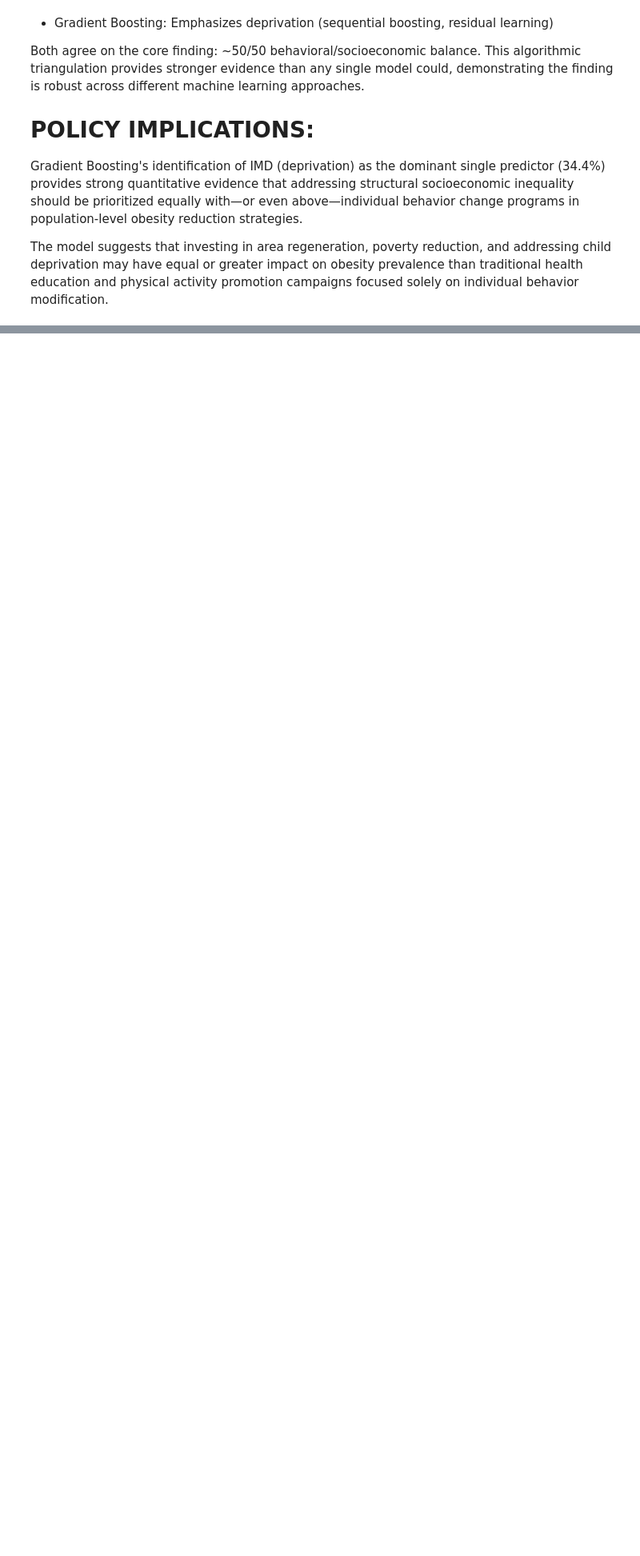
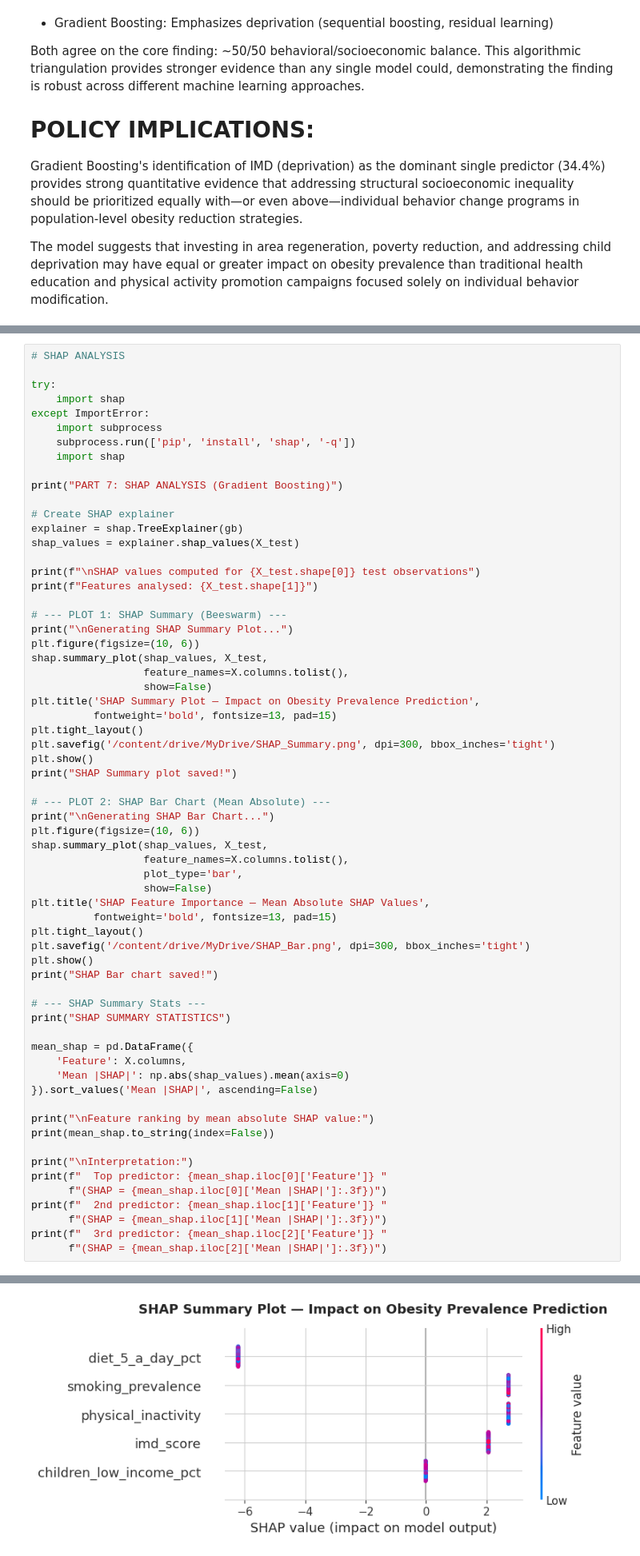
Before and after one commit to gabriel2lucky1990/adult-obesity-risk-modelling-england, a Jupyter notebook: Predicting_Obesity_From_Health_Behaviors_in_England.ipynb, the cells around one changed output, grey strips where cells are left out. Shown at 80% size. Drawn from its saved outputs; the diff is of its cells as text; blank space fills up the shorter version.

```diff
--- a/Predicting_Obesity_From_Health_Behaviors_in_England.ipynb
+++ b/Predicting_Obesity_From_Health_Behaviors_in_England.ipynb
@@ -1432,0 +1716,65 @@ promotion campaigns focused solely on individual behavior modification.
+# %%
+# SHAP ANALYSIS
+
+try:
+    import shap
+except ImportError:
+    import subprocess
+    subprocess.run(['pip', 'install', 'shap', '-q'])
+    import shap
+
+print("PART 7: SHAP ANALYSIS (Gradient Boosting)")
+
+# Create SHAP explainer
+explainer = shap.TreeExplainer(gb)
+shap_values = explainer.shap_values(X_test)
+
+print(f"\nSHAP values computed for {X_test.shape[0]} test observations")
+print(f"Features analysed: {X_test.shape[1]}")
+
+# --- PLOT 1: SHAP Summary (Beeswarm) ---
+print("\nGenerating SHAP Summary Plot...")
+plt.figure(figsize=(10, 6))
+shap.summary_plot(shap_values, X_test,
+                  feature_names=X.columns.tolist(),
+                  show=False)
+plt.title('SHAP Summary Plot — Impact on Obesity Prevalence Prediction',
+          fontweight='bold', fontsize=13, pad=15)
+plt.tight_layout()
+plt.savefig('/content/drive/MyDrive/SHAP_Summary.png', dpi=300, bbox_inches='tight')
+plt.show()
+print("SHAP Summary plot saved!")
+
+# --- PLOT 2: SHAP Bar Chart (Mean Absolute) ---
+print("\nGenerating SHAP Bar Chart...")
+plt.figure(figsize=(10, 6))
+shap.summary_plot(shap_values, X_test,
+                  feature_names=X.columns.tolist(),
+                  plot_type='bar',
+                  show=False)
+plt.title('SHAP Feature Importance — Mean Absolute SHAP Values',
+          fontweight='bold', fontsize=13, pad=15)
+plt.tight_layout()
+plt.savefig('/content/drive/MyDrive/SHAP_Bar.png', dpi=300, bbox_inches='tight')
+plt.show()
+print("SHAP Bar chart saved!")
+
+# --- SHAP Summary Stats ---
+print("SHAP SUMMARY STATISTICS")
+
+mean_shap = pd.DataFrame({
+    'Feature': X.columns,
+    'Mean |SHAP|': np.abs(shap_values).mean(axis=0)
+}).sort_values('Mean |SHAP|', ascending=False)
+
+print("\nFeature ranking by mean absolute SHAP value:")
+print(mean_shap.to_string(index=False))
+
+print("\nInterpretation:")
+print(f"  Top predictor: {mean_shap.iloc[0]['Feature']} "
+      f"(SHAP = {mean_shap.iloc[0]['Mean |SHAP|']:.3f})")
+print(f"  2nd predictor: {mean_shap.iloc[1]['Feature']} "
+      f"(SHAP = {mean_shap.iloc[1]['Mean |SHAP|']:.3f})")
+print(f"  3rd predictor: {mean_shap.iloc[2]['Feature']} "
+      f"(SHAP = {mean_shap.iloc[2]['Mean |SHAP|']:.3f})")
+# %% [output]
@@ -1432,0 +1787 @@ promotion campaigns focused solely on individual behavior modification.
+[figure, added]
```
Also changed, not shown: parts of 19 cells of this notebook.
